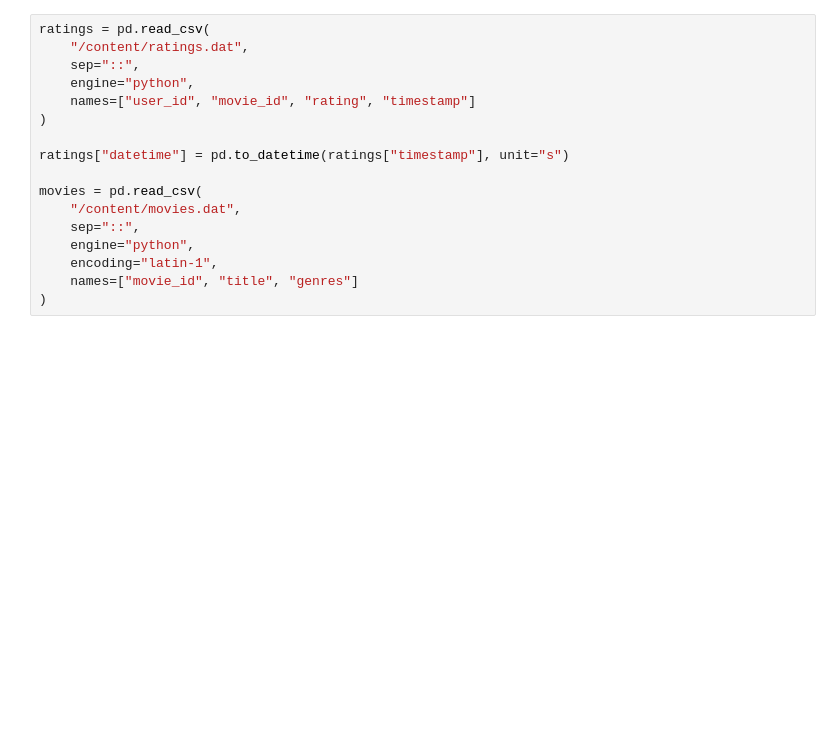
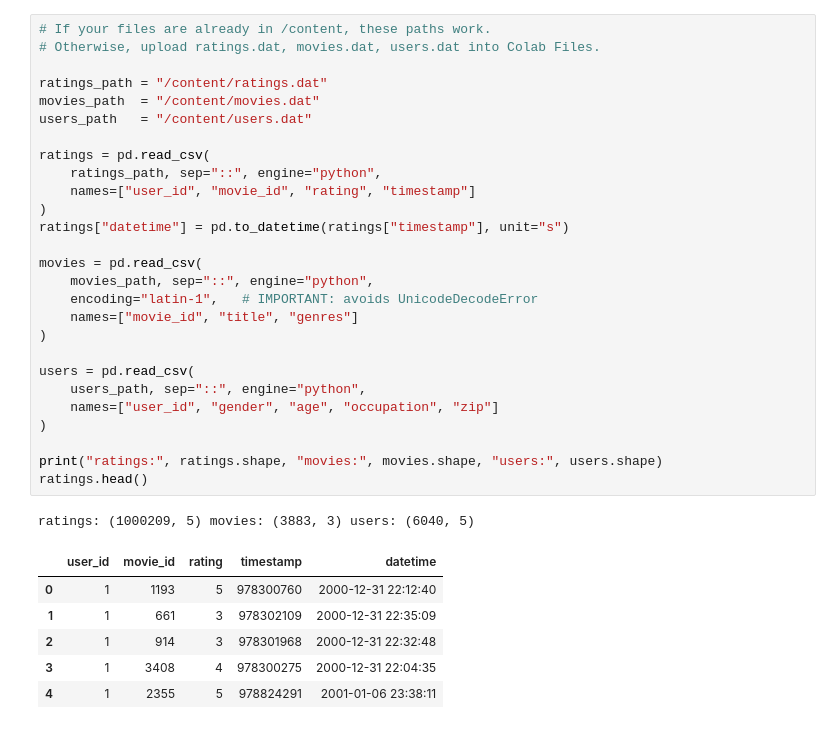
Before and after one commit to johnraffyraymundo29/AIMCapstone2025, a Jupyter notebook: notebooks/03_MF_Train_eval.ipynb, the cells around one changed output. Cells and saved outputs as stored; diff of their text form; blank space fills up the shorter version.

```diff
--- a/notebooks/03_MF_Train_eval.ipynb
+++ b/notebooks/03_MF_Train_eval.ipynb
@@ -24,17 +28,35 @@ from sklearn.metrics import mean_squared_error
 # %%
+# If your files are already in /content, these paths work.
+# Otherwise, upload ratings.dat, movies.dat, users.dat into Colab Files.
+
+ratings_path = "/content/ratings.dat"
+movies_path  = "/content/movies.dat"
+users_path   = "/content/users.dat"
+
 ratings = pd.read_csv(
-    "/content/ratings.dat",
-    sep="::",
-    engine="python",
+    ratings_path, sep="::", engine="python",
     names=["user_id", "movie_id", "rating", "timestamp"]
 )
-
 ratings["datetime"] = pd.to_datetime(ratings["timestamp"], unit="s")
 
 movies = pd.read_csv(
-    "/content/movies.dat",
-    sep="::",
-    engine="python",
-    encoding="latin-1",
+    movies_path, sep="::", engine="python",
+    encoding="latin-1",   # IMPORTANT: avoids UnicodeDecodeError
     names=["movie_id", "title", "genres"]
 )
+
+users = pd.read_csv(
+    users_path, sep="::", engine="python",
+    names=["user_id", "gender", "age", "occupation", "zip"]
+)
+
+print("ratings:", ratings.shape, "movies:", movies.shape, "users:", users.shape)
+ratings.head()
+# %% [output]
+ratings: (1000209, 5) movies: (3883, 3) users: (6040, 5)
+|  | user_id | movie_id | rating | timestamp | datetime |
+| 0 | 1 | 1193 | 5 | 978300760 | 2000-12-31 22:12:40 |
+| 1 | 1 | 661 | 3 | 978302109 | 2000-12-31 22:35:09 |
+| 2 | 1 | 914 | 3 | 978301968 | 2000-12-31 22:32:48 |
+| 3 | 1 | 3408 | 4 | 978300275 | 2000-12-31 22:04:35 |
+| 4 | 1 | 2355 | 5 | 978824291 | 2001-01-06 23:38:11 |
```
Also changed, not shown: parts of 22 cells of this notebook.
